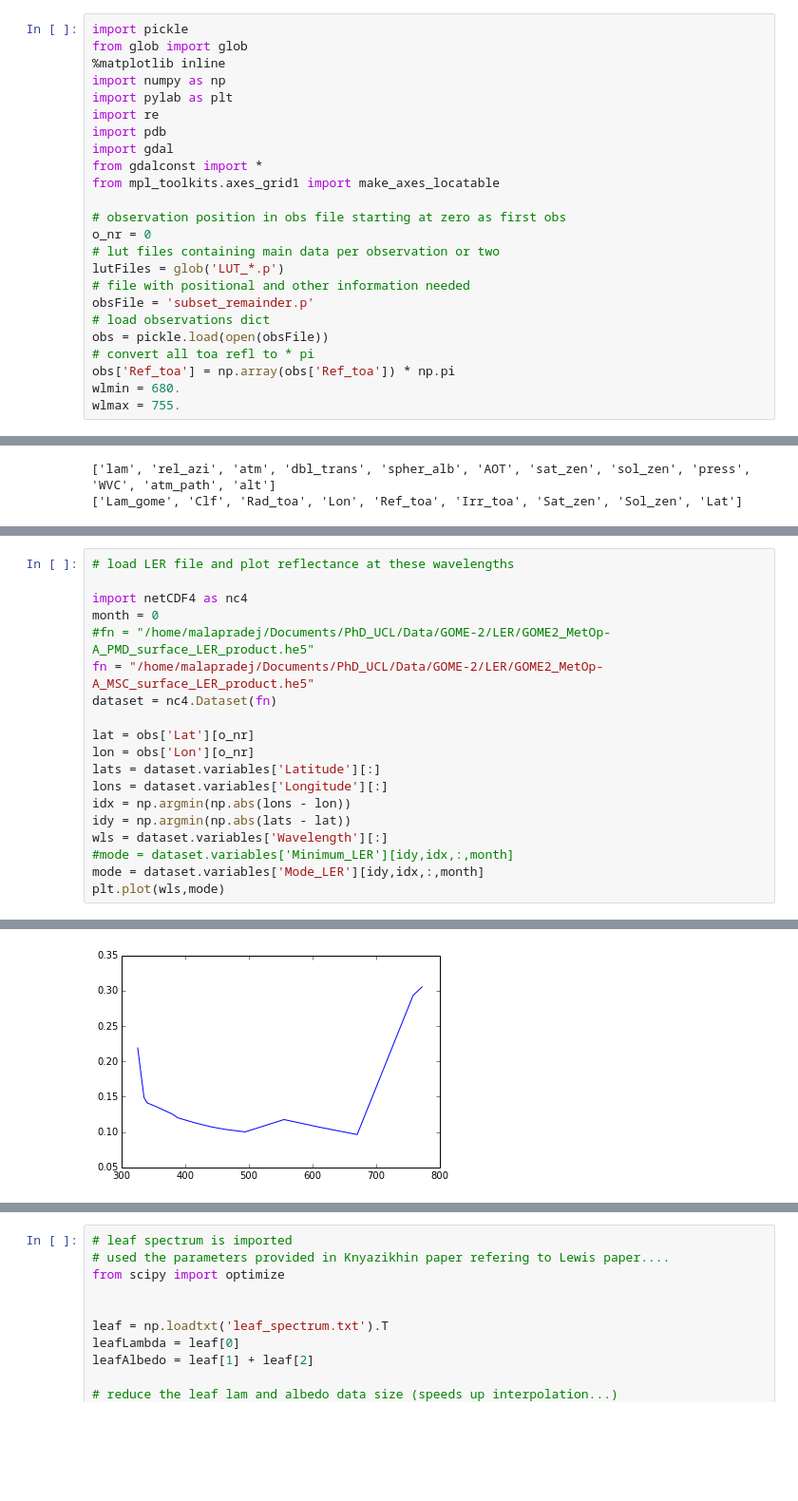
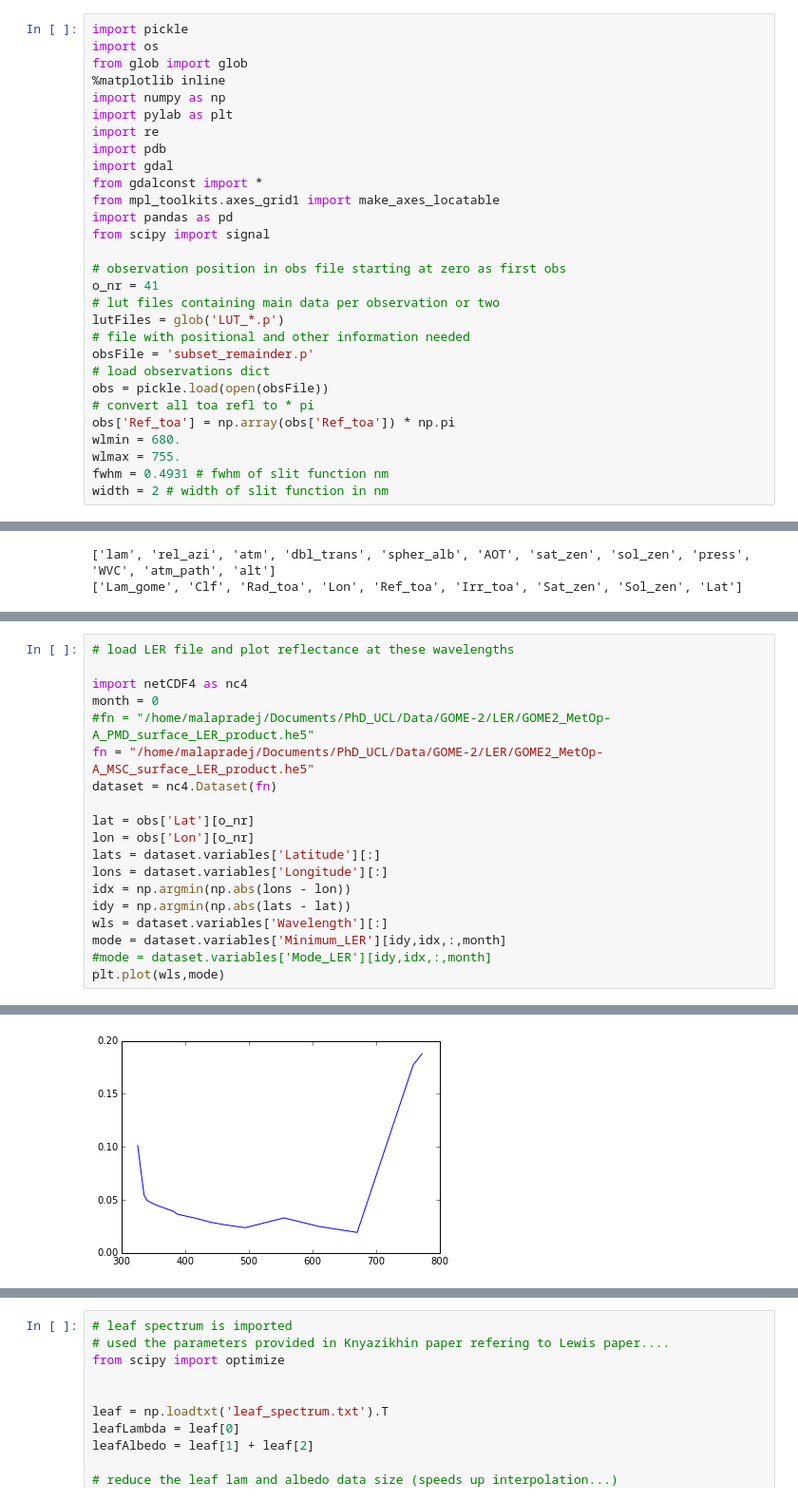
Before and after one commit to malapradej/Fluorescence_PhD, a Jupyter notebook: DASF/LUTtest.ipynb, the cells around one changed output, grey strips where cells are left out. Shown: that part at 95% size. Drawn from its saved outputs; the diff is of its cells as text; blank space fills up the shorter version.

```diff
--- a/DASF/LUTtest.ipynb
+++ b/DASF/LUTtest.ipynb
@@ -11,6 +11,7 @@ Once we have retrieved the most likely candidates using the above method we use
 We
 # %%
 import pickle
+import os
 from glob import glob
 %matplotlib inline
 import numpy as np
@@ -20,9 +21,11 @@ import pdb
 import gdal
 from gdalconst import *
 from mpl_toolkits.axes_grid1 import make_axes_locatable
+import pandas as pd
+from scipy import signal
 
 # observation position in obs file starting at zero as first obs
-o_nr = 0
+o_nr = 41
 # lut files containing main data per observation or two
 lutFiles = glob('LUT_*.p')
 # file with positional and other information needed
@@ -33,6 +36,8 @@ obs = pickle.load(open(obsFile))
 obs['Ref_toa'] = np.array(obs['Ref_toa']) * np.pi
 wlmin = 680.
 wlmax = 755.
+fwhm = 0.4931 # fwhm of slit function nm
+width = 2 # width of slit function in nm
 # %%
 # plot all observations
 plt.figure(figsize=(10,7))
@@ -184,25 +189,25 @@ GIOVANNI index in lut: 66
 # %%
 # load LER file and plot reflectance at these wavelengths
 
 import netCDF4 as nc4
 month = 0
 #fn = "/home/malapradej/Documents/PhD_UCL/Data/GOME-2/LER/GOME2_MetOp-A_PMD_surface_LER_product.he5"
 fn = "/home/malapradej/Documents/PhD_UCL/Data/GOME-2/LER/GOME2_MetOp-A_MSC_surface_LER_product.he5"
 dataset = nc4.Dataset(fn)
 
 lat = obs['Lat'][o_nr]
 lon = obs['Lon'][o_nr]
 lats = dataset.variables['Latitude'][:]
 lons = dataset.variables['Longitude'][:]
 idx = np.argmin(np.abs(lons - lon))
 idy = np.argmin(np.abs(lats - lat))
 wls = dataset.variables['Wavelength'][:]
-#mode = dataset.variables['Minimum_LER'][idy,idx,:,month]
-mode = dataset.variables['Mode_LER'][idy,idx,:,month]
+mode = dataset.variables['Minimum_LER'][idy,idx,:,month]
+#mode = dataset.variables['Mode_LER'][idy,idx,:,month]
 plt.plot(wls,mode)
 # %% [output]
 [<matplotlib.lines.Line2D at 0x...>]
-[figure, old version]
+[figure, new version]
 # %%
 # load the ler for the day at wavelegth and show image
 
```
Also changed, not shown: parts of 18 cells of this notebook, 3 other files.
